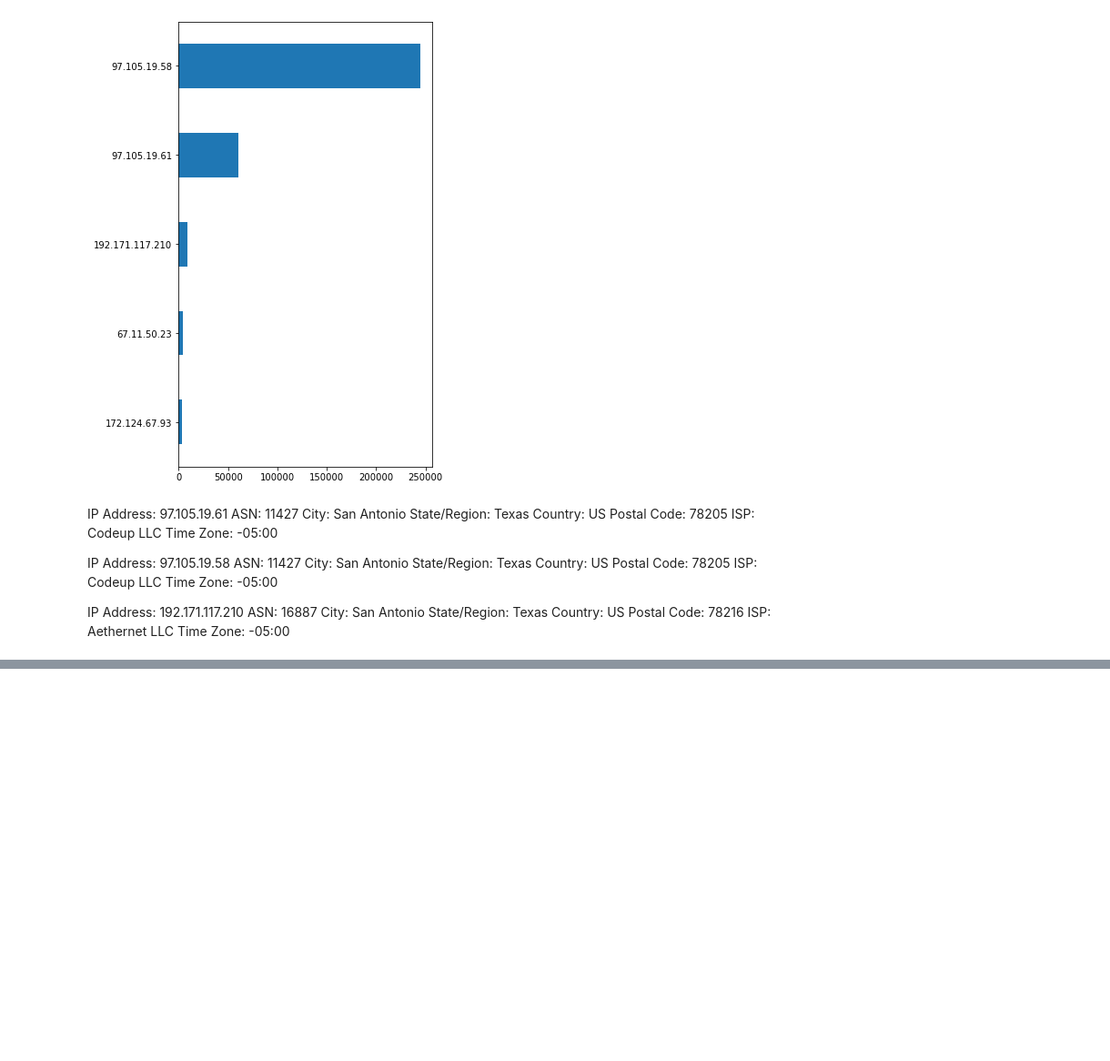
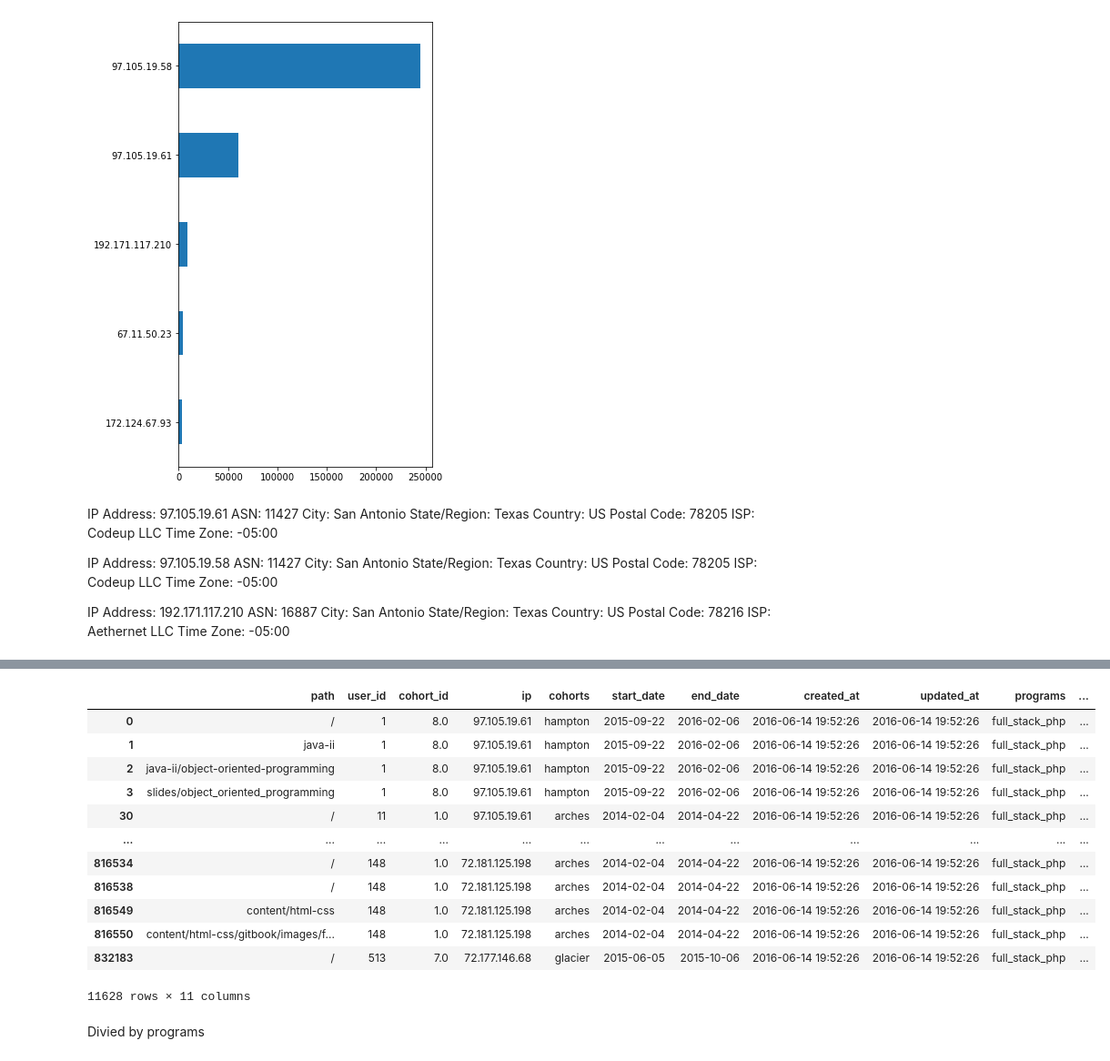
Before and after one commit to Jason-R-Turner/anomaly-detection-exercises, a Jupyter notebook: scratch_jason.ipynb, the cells around one changed output, grey strips where cells are left out. Shown: that part at 91% size. Drawn from its saved outputs; the diff is of its cells as text; code cells hidden in the pictures; blank space fills up the shorter version.

```diff
--- a/scratch_jason.ipynb
+++ b/scratch_jason.ipynb
@@ -312,0 +357,18 @@ round(cohort_counts/user_counts).sort_values()
+# %%
+cohort = ['ceres', 'zion', 'jupiter', 'voyageurs', 'ganymede', 'apex', 'deimos', 'darden',
+        'teddy', 'hyperion', 'betelgeuse', 'ulysses', 'europa', 'xanadu', 'bayes', 'wrangell',
+        'andromeda', 'kalypso', 'curie', 'yosemite', 'bash', 'luna', 'marco', 'easley', 'lassen',
+        'arches', 'florence', 'sequoia', 'neptune', 'olympic', 'kings', 'pinnacles', 'hampton',
+        'oberon', 'quincy', 'niagara', 'mammoth', 'glacier', 'joshua', 'ike', 'badlands',
+        'franklin', 'apollo', 'denali', 'everglades']
+# %%
+def split_cohorts(df):
+    cohort = ['ceres', 'zion', 'jupiter', 'voyageurs', 'ganymede', 'apex', 'deimos', 'darden',
+        'teddy', 'hyperion', 'betelgeuse', 'ulysses', 'europa', 'xanadu', 'bayes', 'wrangell',
+        'andromeda', 'kalypso', 'curie', 'yosemite', 'bash', 'luna', 'marco', 'easley', 'lassen',
+        'arches', 'florence', 'sequoia', 'neptune', 'olympic', 'kings', 'pinnacles', 'hampton',
+        'oberon', 'quincy', 'niagara', 'mammoth', 'glacier', 'joshua', 'ike', 'badlands',
+        'franklin', 'apollo', 'denali', 'everglades']
+    for name in cohort:
+        df[df['cohorts']==name]
+    return df
@@ -312,0 +382,18 @@ round(cohort_counts/user_counts).sort_values()
+# %%
+split_cohorts(q2_df)
+# %% [output]
+|  | path | user_id | cohort_id | ip | cohorts | start_date | end_date | created_at | updated_at | programs | ... |
+| 0 | / | 1 | 8.0 | 97.105.19.61 | hampton | 2015-09-22 | 2016-02-06 | 2016-06-14 19:52:26 | 2016-06-14 19:52:26 | full_stack_php | ... |
+| 1 | java-ii | 1 | 8.0 | 97.105.19.61 | hampton | 2015-09-22 | 2016-02-06 | 2016-06-14 19:52:26 | 2016-06-14 19:52:26 | full_stack_php | ... |
+| 2 | java-ii/object-oriented-programming | 1 | 8.0 | 97.105.19.61 | hampton | 2015-09-22 | 2016-02-06 | 2016-06-14 19:52:26 | 2016-06-14 19:52:26 | full_stack_php | ... |
+| 3 | slides/object_oriented_programming | 1 | 8.0 | 97.105.19.61 | hampton | 2015-09-22 | 2016-02-06 | 2016-06-14 19:52:26 | 2016-06-14 19:52:26 | full_stack_php | ... |
+| 30 | / | 11 | 1.0 | 97.105.19.61 | arches | 2014-02-04 | 2014-04-22 | 2016-06-14 19:52:26 | 2016-06-14 19:52:26 | full_stack_php | ... |
+| ... | ... | ... | ... | ... | ... | ... | ... | ... | ... | ... | ... |
+| 816534 | / | 148 | 1.0 | 72.181.125.198 | arches | 2014-02-04 | 2014-04-22 | 2016-06-14 19:52:26 | 2016-06-14 19:52:26 | full_stack_php | ... |
+| 816538 | / | 148 | 1.0 | 72.181.125.198 | arches | 2014-02-04 | 2014-04-22 | 2016-06-14 19:52:26 | 2016-06-14 19:52:26 | full_stack_php | ... |
+| 816549 | content/html-css | 148 | 1.0 | 72.181.125.198 | arches | 2014-02-04 | 2014-04-22 | 2016-06-14 19:52:26 | 2016-06-14 19:52:26 | full_stack_php | ... |
+| 816550 | content/html-css/gitbook/images/f... | 148 | 1.0 | 72.181.125.198 | arches | 2014-02-04 | 2014-04-22 | 2016-06-14 19:52:26 | 2016-06-14 19:52:26 | full_stack_php | ... |
+| 832183 | / | 513 | 7.0 | 72.177.146.68 | glacier | 2015-06-05 | 2015-10-06 | 2016-06-14 19:52:26 | 2016-06-14 19:52:26 | full_stack_php | ... |
+11628 rows × 11 columns
+# %% [markdown]
+Divied by programs
```
Also changed, not shown: parts of 72 cells of this notebook, 2 other files.
